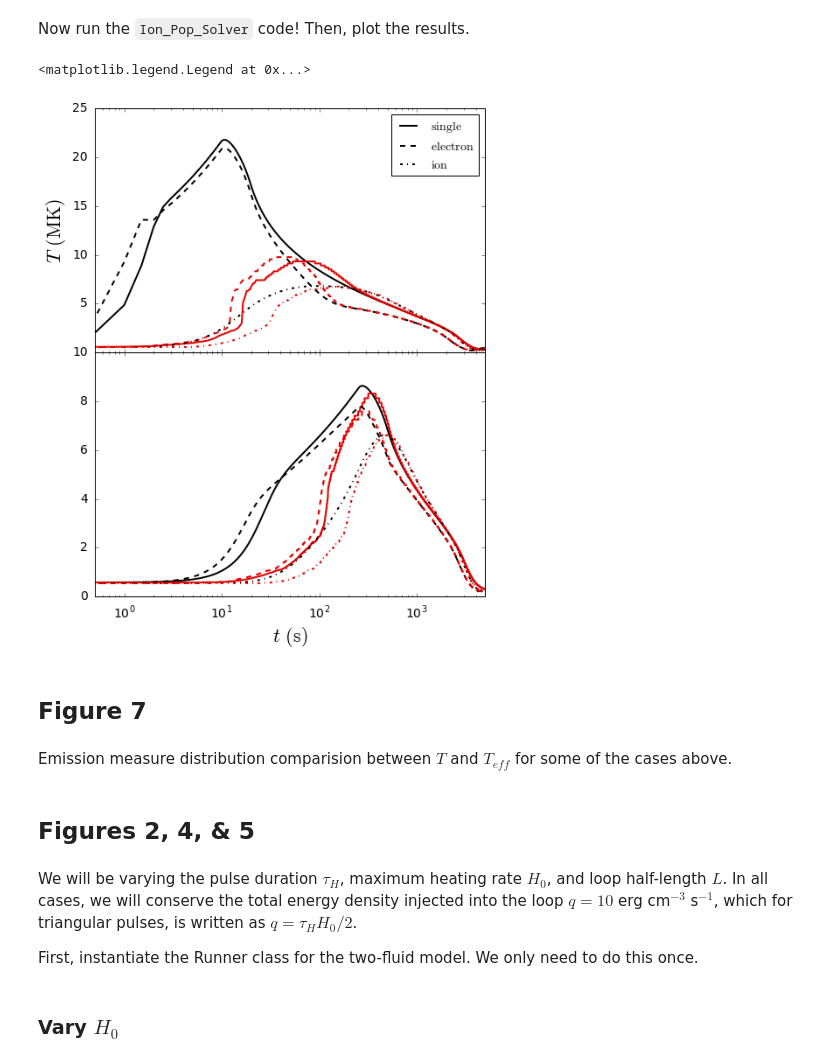
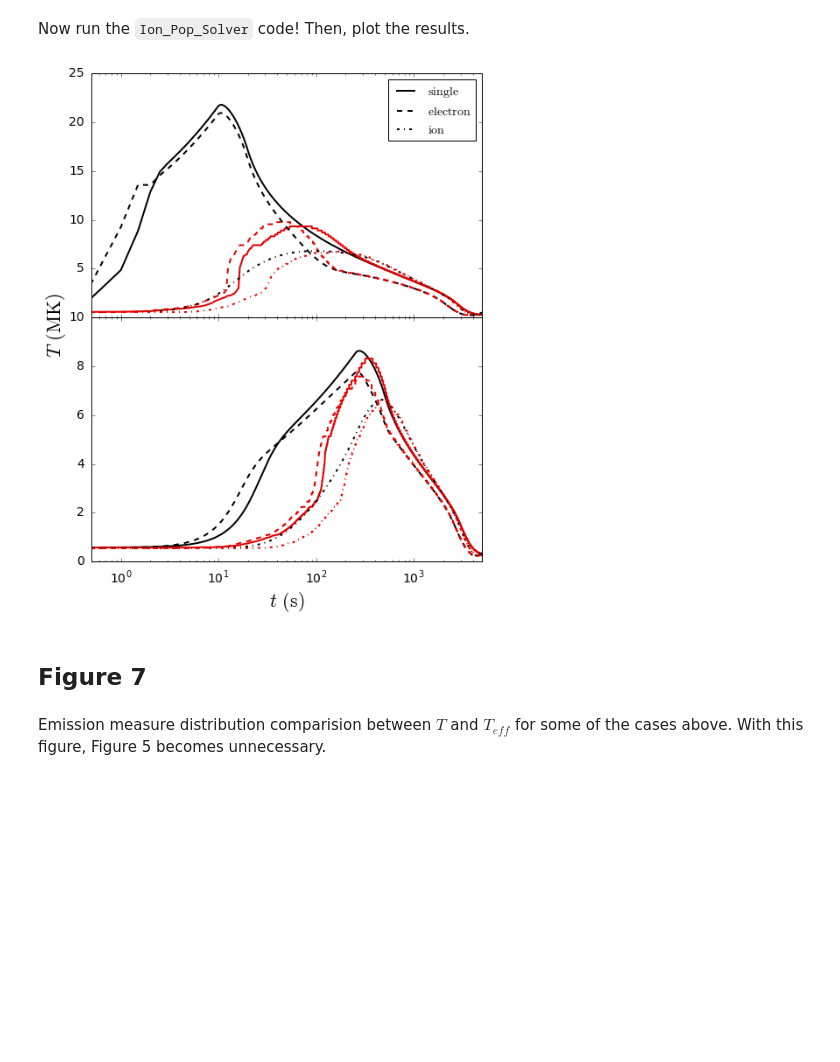
Before and after one commit to wtbarnes/research_notebook, a Jupyter notebook: figure_builders/hot_non_flaring_plasma_1_figures.ipynb, the cells around one changed output. Drawn from its saved outputs; the diff is of its cells as text; code cells hidden in the pictures; blank space fills up the shorter version.

```diff
--- a/figure_builders/hot_non_flaring_plasma_1_figures.ipynb
+++ b/figure_builders/hot_non_flaring_plasma_1_figures.ipynb
@@ -403,49 +463,40 @@ ax[0].plot(f6a_single[:,0],f6a_single[:,2]/1e+6,color=sns.xkcd_rgb['red'],linest
 ax[0].plot(f6a_electron[:,0],f6a_electron[:,1]/1e+6,color=sns.xkcd_rgb['black'],linestyle='dashed',
            label=r'$\mathrm{electron}$')
 ax[0].plot(f6a_electron[:,0],f6a_electron[:,2]/1e+6,color=sns.xkcd_rgb['red'],linestyle='dashed')
 ax[0].plot(f6a_ion[:,0],f6a_ion[:,1]/1e+6,color=sns.xkcd_rgb['black'],linestyle='-.',
            label=r'$\mathrm{ion}$')
 ax[0].plot(f6a_ion[:,0],f6a_ion[:,2]/1e+6,color=sns.xkcd_rgb['red'],linestyle='-.')
 #long
 ax[1].plot(f6b_single[:,0],f6b_single[:,1]/1e+6,color=sns.xkcd_rgb['black'],linestyle='solid',
            label=r'$\mathrm{single}$')
 ax[1].plot(f6b_single[:,0],f6b_single[:,2]/1e+6,color=sns.xkcd_rgb['red'],linestyle='solid')
 ax[1].plot(f6b_electron[:,0],f6b_electron[:,1]/1e+6,color=sns.xkcd_rgb['black'],linestyle='dashed',
            label=r'$\mathrm{electron}$')
 ax[1].plot(f6b_electron[:,0],f6b_electron[:,2]/1e+6,color=sns.xkcd_rgb['red'],linestyle='dashed')
 ax[1].plot(f6b_ion[:,0],f6b_ion[:,1]/1e+6,color=sns.xkcd_rgb['black'],linestyle='-.',
            label=r'$\mathrm{ion}$')
 ax[1].plot(f6b_ion[:,0],f6b_ion[:,2]/1e+6,color=sns.xkcd_rgb['red'],linestyle='-.')
 #scale
 ax[0].set_xscale('log')
 ax[1].set_xscale('log')
 #limits
 ax[0].set_xlim([0,5000])
 ax[1].set_xlim([0,5000])
 ax[0].set_ylim([0,25])
 ax[1].set_ylim([0,10])
 #tick labels
-tmp_tcks = ax[0].get_yticks()
-ax[0].set_yticks(ph.tick_maker(tmp_tcks,6)[1:])
-tmp_tcks = ax[1].get_yticks()
-ax[1].set_yticks(ph.tick_maker(tmp_tcks,6))
+ax[0].yaxis.set_major_locator(ticker.MaxNLocator(nbins=6,prune='lower'))
+ax[1].yaxis.set_major_locator(ticker.MaxNLocator(nbins=6))
 #axes labels
 ax[1].set_xlabel(r'$t$ $\mathrm{(s)}$')
-ax[0].set_ylabel(r'$T$ $\mathrm{(MK)}$')
+fig.text(0.055, 0.5, r'$T$ $\mathrm{(MK)}$', ha='center',
+         va='center', rotation='vertical',fontsize=22)
 #legend
 ax[0].legend(loc='best')
+plt.savefig('/home/wtb2/Documents/papers/hot_non-flaring_plasma_1/figures/nT_teff_compare.pdf')
 # %% [output]
-<matplotlib.legend.Legend at 0x...>
-[figure, old version]
+[figure, new version]
 # %% [markdown]
 ## Figure 7
 # %% [markdown]
-Emission measure distribution comparision between $T$ and $T_{eff}$ for some of the cases above.
+Emission measure distribution comparision between $T$ and $T_{eff}$ for some of the cases above. With this figure, Figure 5 becomes unnecessary.
-# %% [markdown]
-## Figures 2, 4, & 5
-# %% [markdown]
-We will be varying the pulse duration $\tau_H$, maximum heating rate $H_0$, and loop half-length $L$. In all cases, we will conserve the total energy density injected into the loop $q=10$ erg cm$^{-3}$ s$^{-1}$, which for triangular pulses, is written as $q=\tau_HH_0/2$.
-
-First, instantiate the Runner class for the two-fluid model. We only need to do this once.
-# %% [markdown]
-### Vary $H_0$
```
Also changed, not shown: parts of 26 cells of this notebook, 2 other files.
